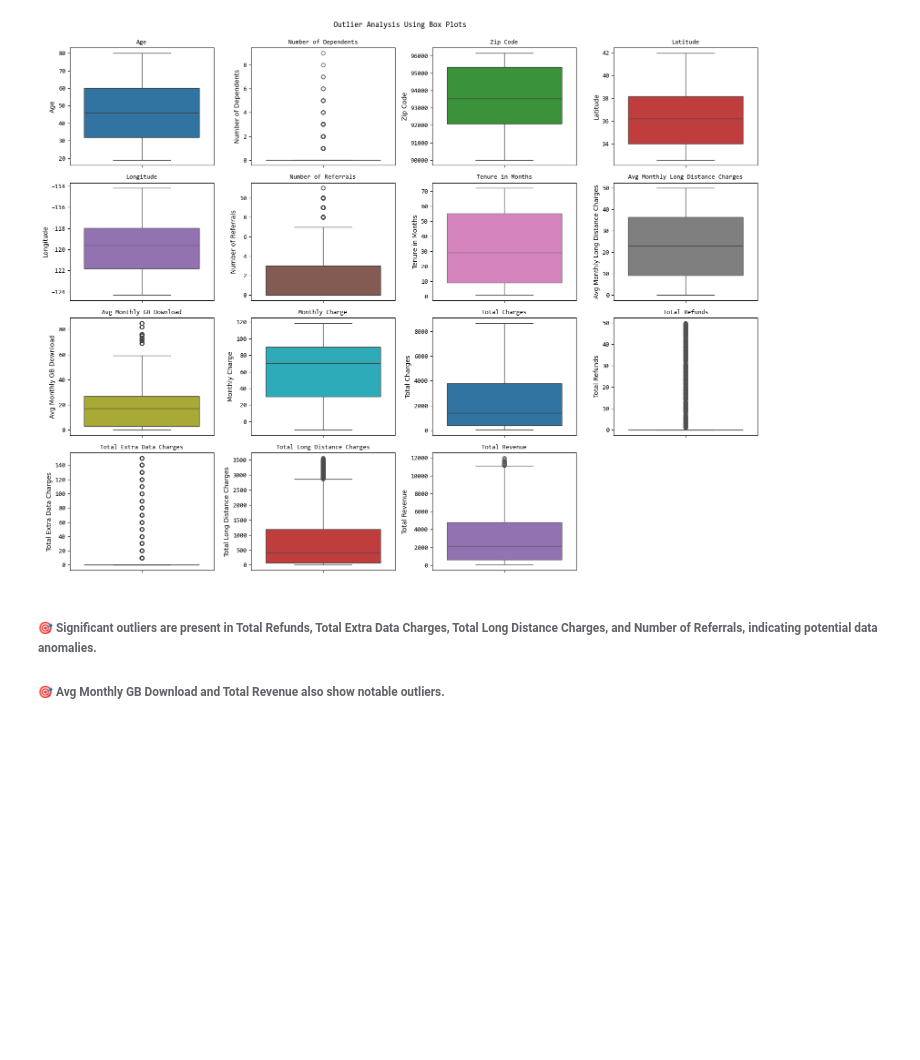
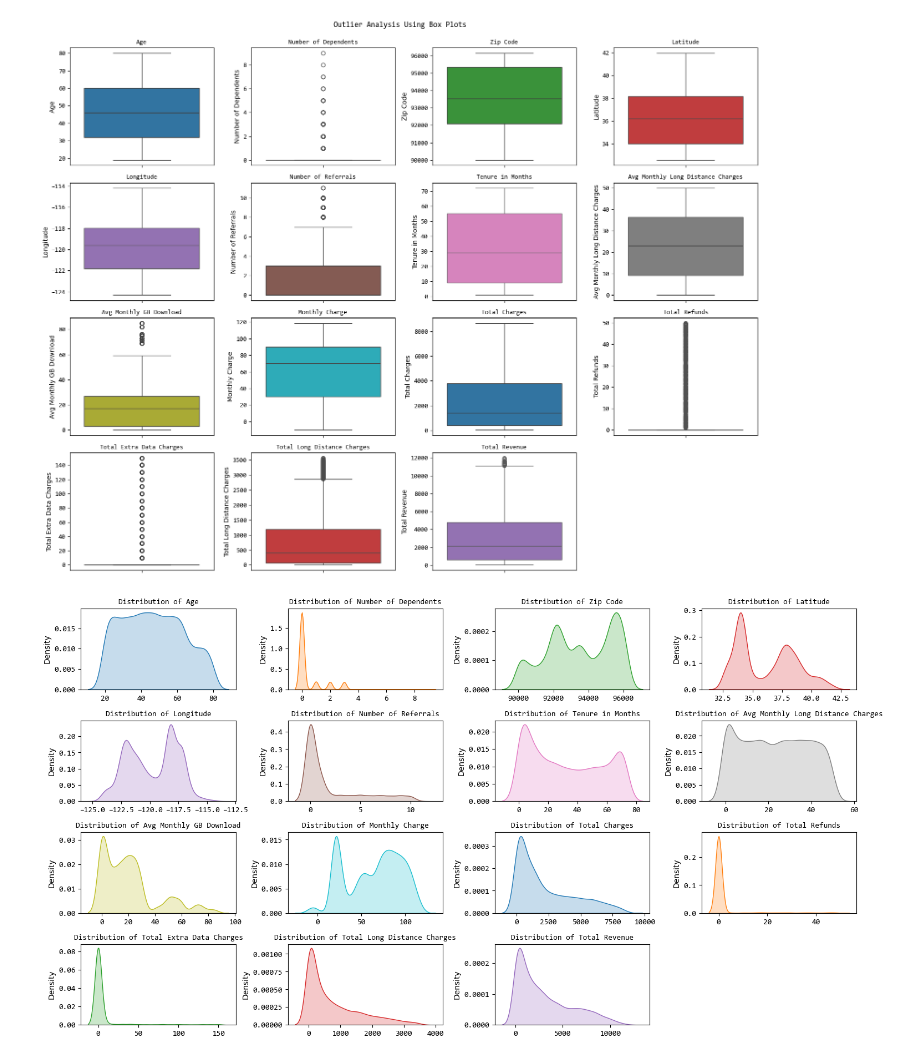
Before and after one commit to glokol22/Customer_Churn_Prediction, a Jupyter notebook: preprocessing.ipynb, the cells around one changed output. Drawn from its saved outputs; the diff is of its cells as text; code cells hidden in the pictures; blank space fills up the shorter version.

```diff
--- a/preprocessing.ipynb
+++ b/preprocessing.ipynb
@@ -289,8 +281,19 @@ plt.suptitle("Outlier Analysis Using Box Plots", fontsize=12, fontname="Consolas
 plt.show()
 # %% [output]
 [figure]
-# %% [markdown]
-###### 🎯 Significant outliers are present in Total Refunds, Total Extra Data Charges, Total Long Distance Charges, and Number of Referrals, indicating potential data anomalies.
-
-###### 🎯 Avg Monthly GB Download and Total Revenue also show notable outliers.
+# %%
+# distribution of numerical features
+numerical_features = churn_data.select_dtypes(include=np.number).columns
+plt.figure(figsize=(15, 10))
+for i, feature in enumerate(numerical_features):
+    plt.subplot(5, 4, i+1)
+    sns.kdeplot(data=churn_data, x=feature, fill=True, color=f"C{i}")  # Use different colors
+    plt.title(f'Distribution of {feature}', fontsize=10, fontfamily='Consolas')
+    plt.xlabel('', fontsize=10, fontfamily='Consolas')
+    plt.xticks(fontsize=10, fontfamily='Consolas')
+    plt.yticks(fontsize=10, fontfamily='Consolas')
+plt.tight_layout()
+plt.show()
+# %% [output]
+[figure, added]
 # %%
```
Also changed, not shown: parts of 22 cells of this notebook, 1 other file.
